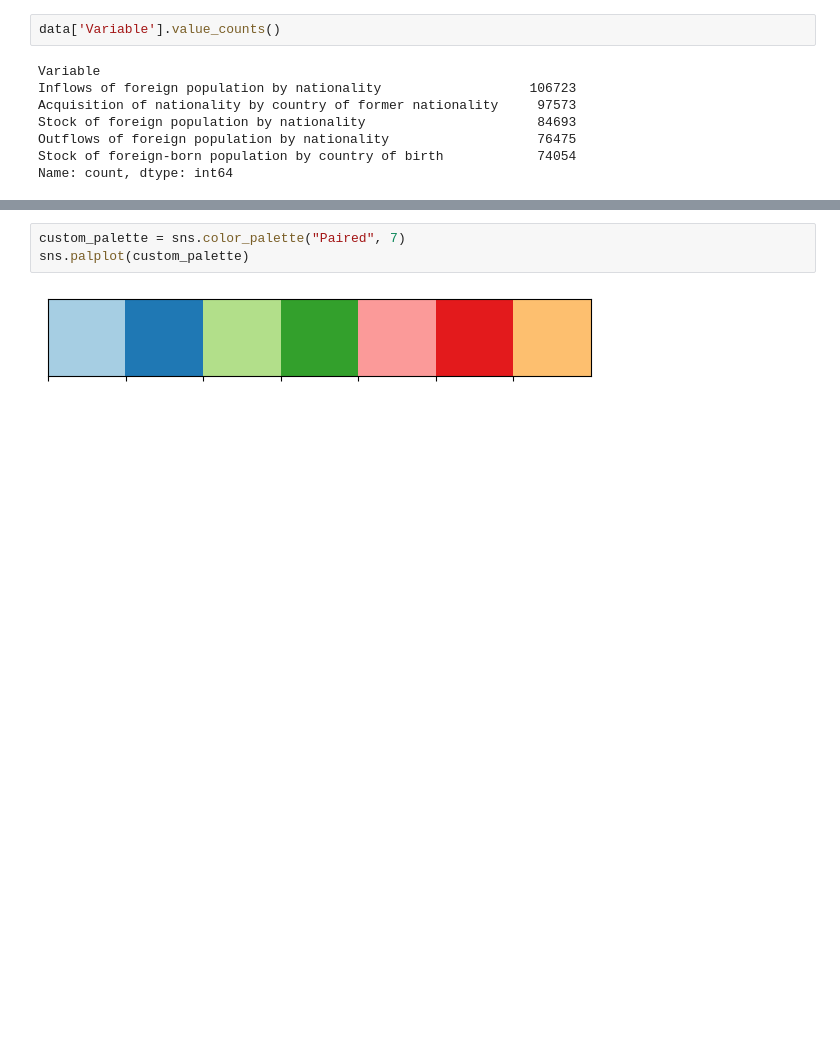
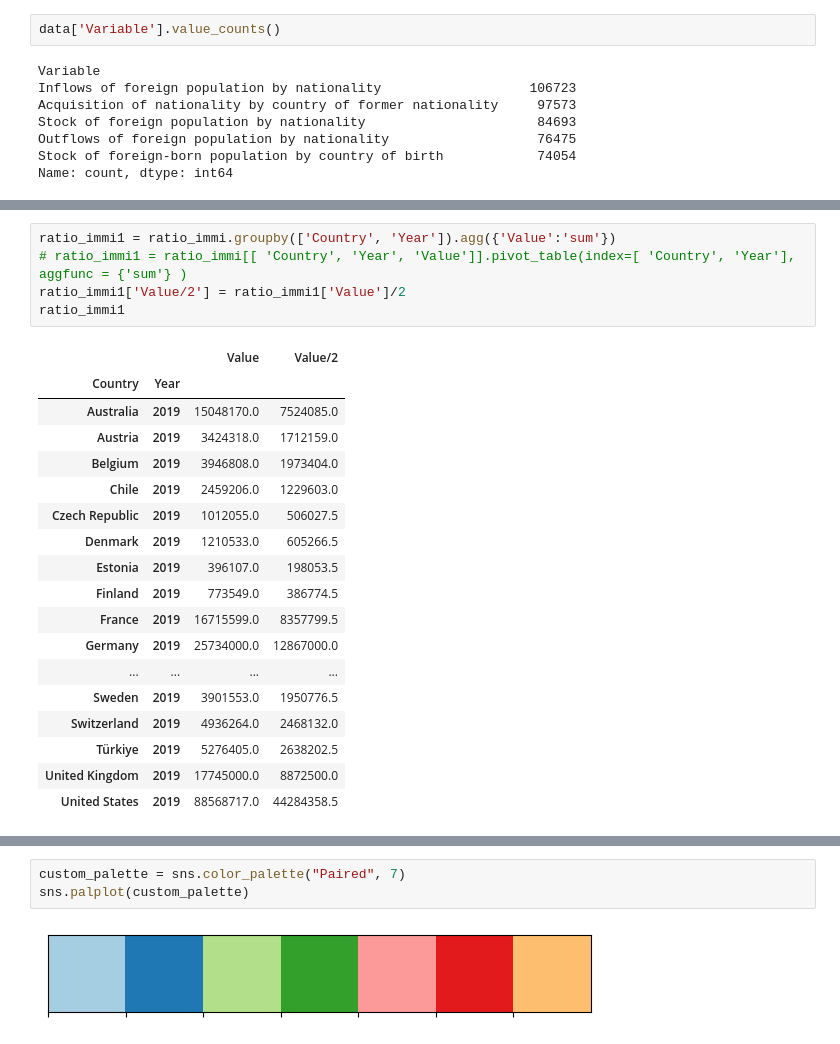
Before and after one commit to sergioabz/mid_project, a Jupyter notebook: notebooks/Analysis_midbootcamp_project.ipynb, the cells around one changed output, grey strips where cells are left out. Cells and saved outputs as stored; diff of their text form; blank space fills up the shorter version.

```diff
--- a/notebooks/Analysis_midbootcamp_project.ipynb
+++ b/notebooks/Analysis_midbootcamp_project.ipynb
@@ -1140,0 +819,24 @@ Index(['Value'], dtype='object')
+# %%
+ratio_immi1 = ratio_immi.groupby(['Country', 'Year']).agg({'Value':'sum'})
+# ratio_immi1 = ratio_immi[[ 'Country', 'Year', 'Value']].pivot_table(index=[ 'Country', 'Year'], aggfunc = {'sum'} )
+ratio_immi1['Value/2'] = ratio_immi1['Value']/2
+ratio_immi1
+# %% [output]
+|  |  | Value | Value/2 |
+| Country | Year |  |  |
+| Australia | 2019 | 15048170.0 | 7524085.0 |
+| Austria | 2019 | 3424318.0 | 1712159.0 |
+| Belgium | 2019 | 3946808.0 | 1973404.0 |
+| Chile | 2019 | 2459206.0 | 1229603.0 |
+| Czech Republic | 2019 | 1012055.0 | 506027.5 |
+| Denmark | 2019 | 1210533.0 | 605266.5 |
+| Estonia | 2019 | 396107.0 | 198053.5 |
+| Finland | 2019 | 773549.0 | 386774.5 |
+| France | 2019 | 16715599.0 | 8357799.5 |
+| Germany | 2019 | 25734000.0 | 12867000.0 |
+| ... | ... | ... | ... |
+| Sweden | 2019 | 3901553.0 | 1950776.5 |
+| Switzerland | 2019 | 4936264.0 | 2468132.0 |
+| Türkiye | 2019 | 5276405.0 | 2638202.5 |
+| United Kingdom | 2019 | 17745000.0 | 8872500.0 |
+| United States | 2019 | 88568717.0 | 44284358.5 |
```
Also changed, not shown: parts of 125 cells of this notebook.
